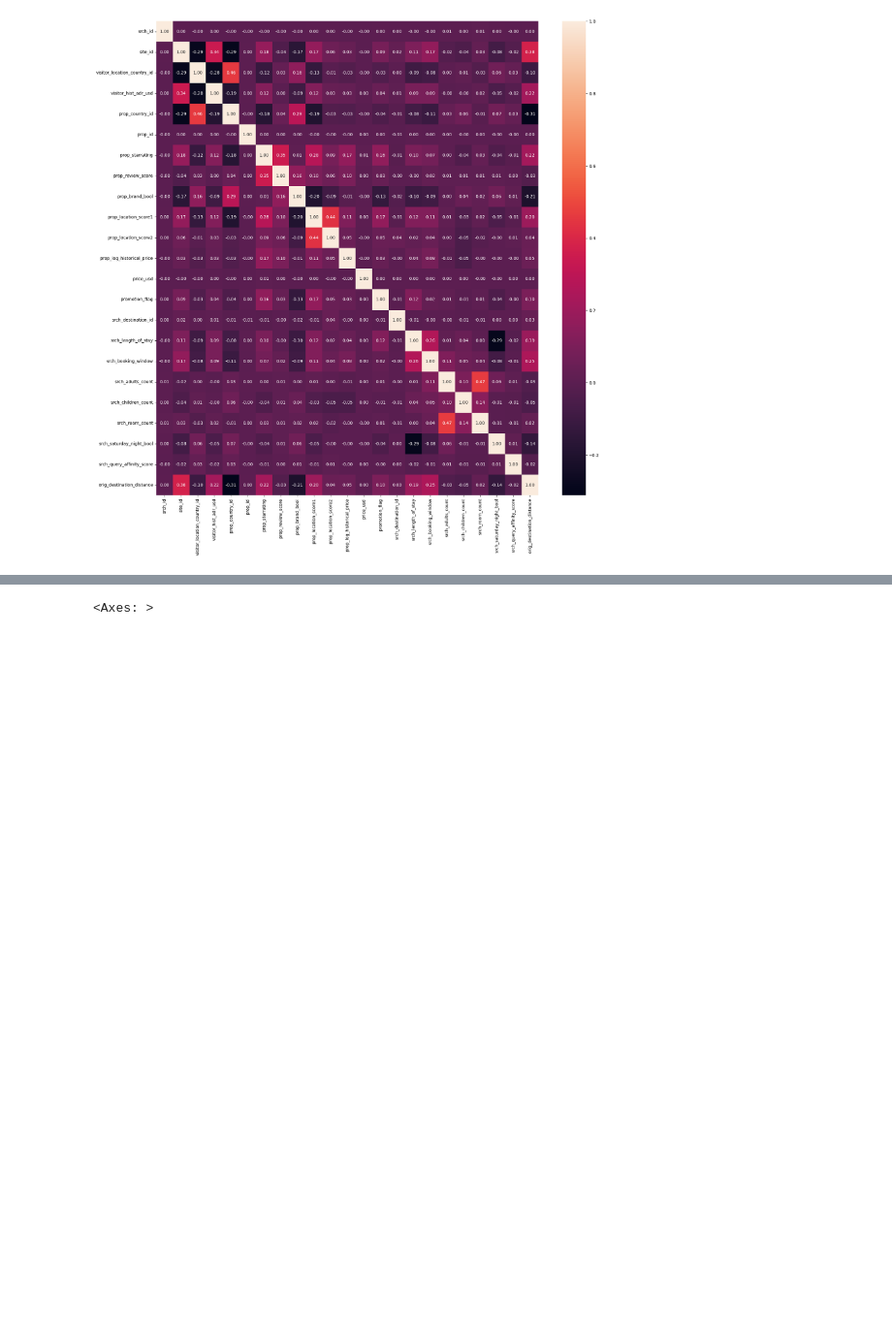
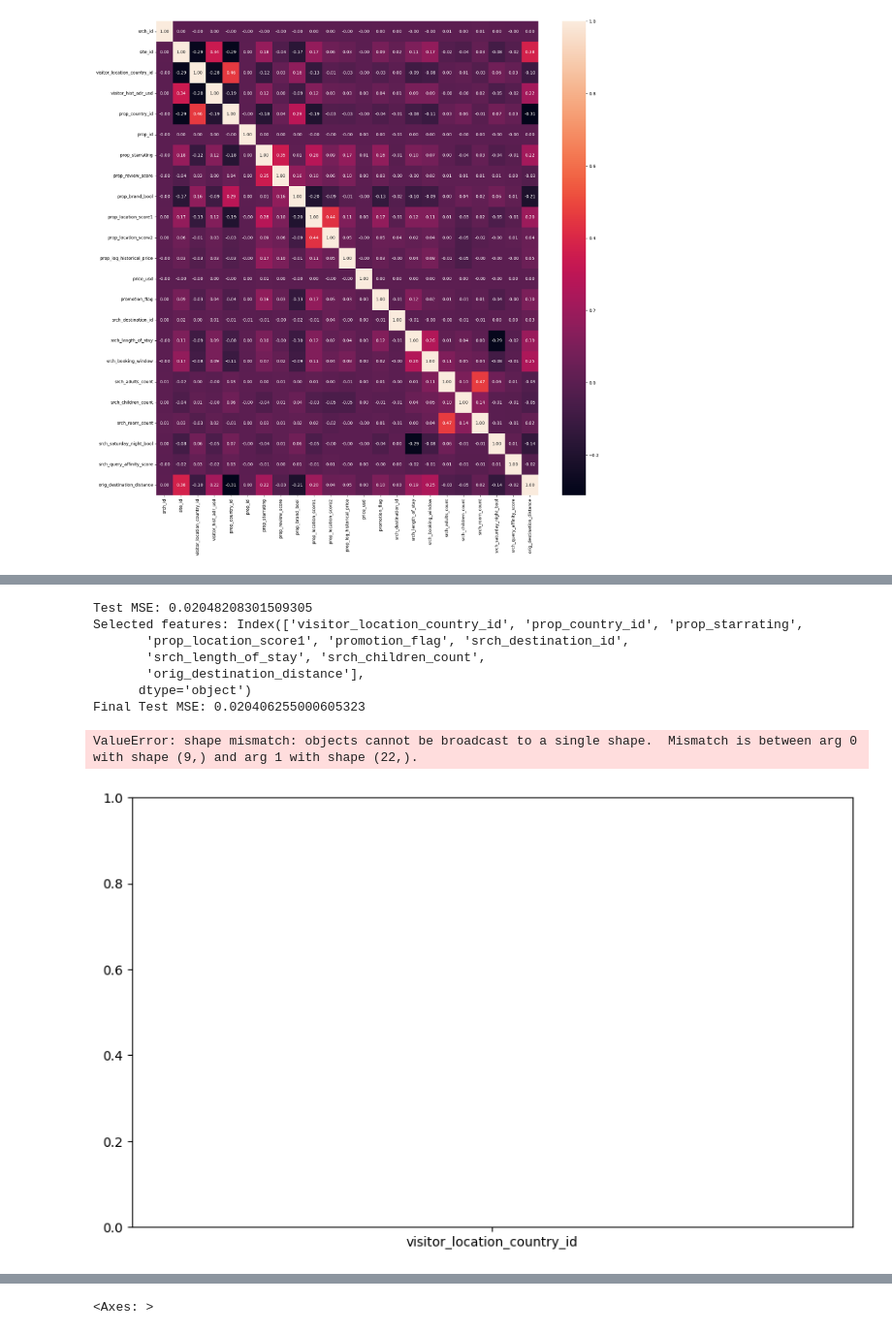
Before and after one commit to michelexyz/DMT-assignment-2, a Jupyter notebook: data_exploration.ipynb, the cells around one changed output, grey strips where cells are left out. Shown at 97% size. Saved outputs shown, nothing was run; the diff lists cells and outputs as text; code cells hidden in the pictures; blank space fills up the shorter version.

```diff
--- a/data_exploration.ipynb
+++ b/data_exploration.ipynb
@@ -737,3 +699,54 @@ Final Test MSE: 0.02
+# %%
+# Evaluate the model on the test set
+from sklearn.linear_model import LinearRegression
+
+final_model = Lasso(alpha=alpha_used)
+final_model.fit(X_train_scaled, y_train)
+y_pred = final_model.predict(X_test_scaled)
+test_mse = mean_squared_error(y_test, y_pred)
+print(f"Test MSE: {test_mse}")
+
+# Identify non-zero features and retrain model
+selected_features = X.columns[final_model.coef_ != 0]
+print("Selected features:", selected_features)
+
+# Retrain Lasso model using only selected features
+X_train_selected = X_train_scaled[:, final_model.coef_ != 0]
+X_test_selected = X_test_scaled[:, final_model.coef_ != 0]
+
+
+# fit a linear regression model
+
+# Initialize the model
+linear_model = LinearRegression()
+
+# Fit the model on the selected features
+linear_model.fit(X_train_selected, y_train)
+
+
+# Evaluate the final model on the test set
+final_y_pred = linear_model.predict(X_test_selected)
+final_test_mse = mean_squared_error(y_test, final_y_pred)
+print(f"Final Test MSE: {final_test_mse}")
+
+# Visualize feature importance
+plt.figure(figsize=(10, 6))
+plt.bar( X.columns, np.abs(final_model.coef_))
+plt.xlabel("Features")
+plt.xticks(rotation=90)
+plt.ylabel("Coefficient Magnitude")
+plt.title("Feature Importance in Final Lasso Model")
+plt.show()
+# %% [output]
+Test MSE: 0.02048208301509305
+Selected features: Index(['visitor_location_country_id', 'prop_country_id', 'prop_starrating',
+       'prop_location_score1', 'promotion_flag', 'srch_destination_id',
+       'srch_length_of_stay', 'srch_children_count',
+       'orig_destination_distance'],
+      dtype='object')
+Final Test MSE: 0.020406255000605323
+ValueError: shape mismatch: objects cannot be broadcast to a single shape.  Mismatch is between arg 0 with shape (9,) and arg 1 with shape (22,).
+[figure, added]
 # %%
 # check the normality of the residuals
 residuals = y_test - final_y_pred
```
Also changed, not shown: parts of 4 cells of this notebook.
